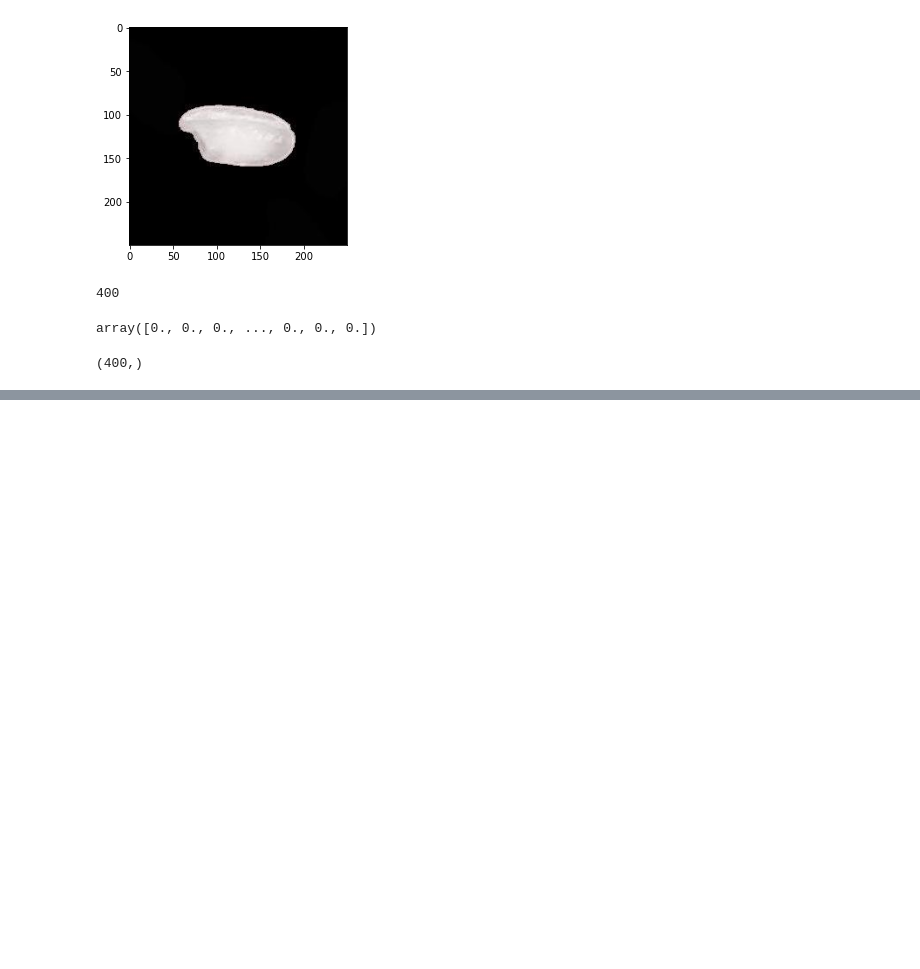
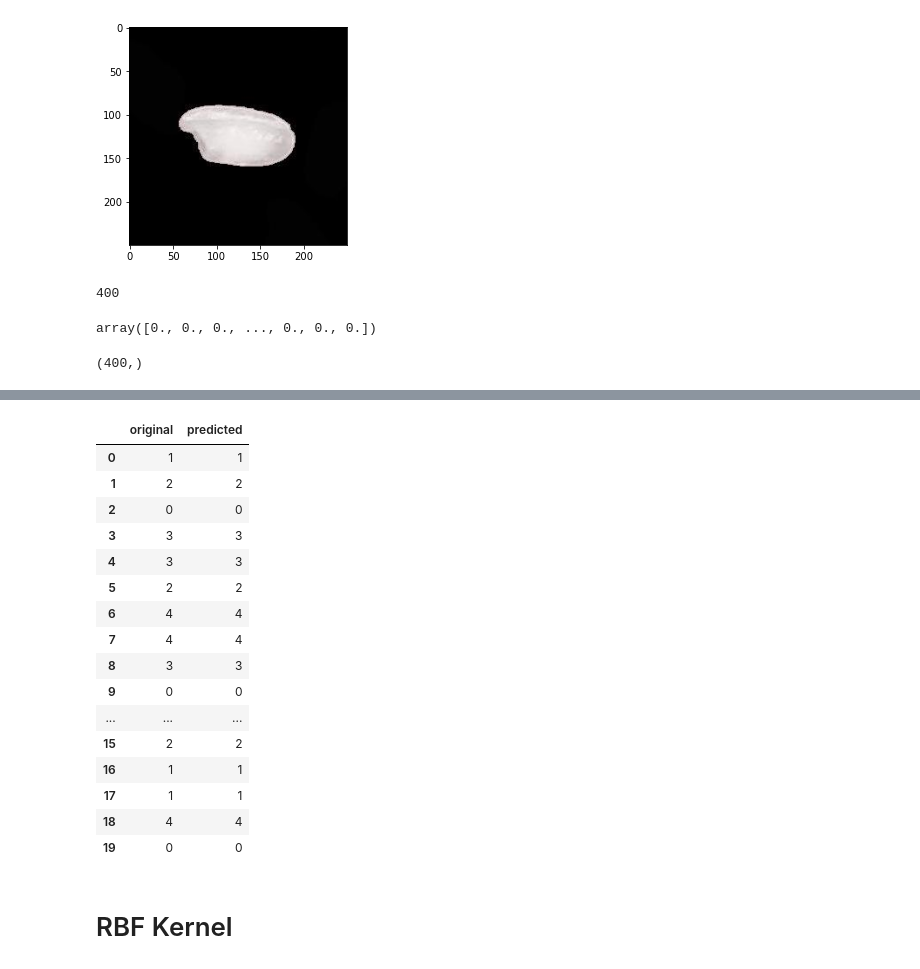
Before and after one commit to bsponce1/modelo4, a Jupyter notebook: modelo4.ipynb, the cells around one changed output, grey strips where cells are left out. Saved outputs shown, nothing was run; the diff lists cells and outputs as text; code cells hidden in the pictures; blank space fills up the shorter version.

Commit message:
Visualizar la prediccion

```diff
--- a/modelo4.ipynb
+++ b/modelo4.ipynb
@@ -150,0 +153,8 @@ y.shape
+# %%
+'''Para entrenar el modelo'''
+from sklearn.model_selection import train_test_split
+X_train, X_test, y_train, y_test = train_test_split(X,y)
+from sklearn.svm import SVC
+'''Asignacion del kernel'''
+svc = SVC(kernel='linear',gamma='auto')
+svc.fit(X_train, y_train)
@@ -150,0 +163,9 @@ y.shape
+# %%
+'''Creacion de la predicion'''
+y2 = svc.predict(X_test)
+'''Acurracy del modelo'''
+from sklearn.metrics import accuracy_score
+print("Accuracy on unknown data is",accuracy_score(y_test,y2))
+'''Acurracy de cada imagen'''
+from sklearn.metrics import classification_report
+print("Accuracy on unknown data is",classification_report(y_test,y2))
@@ -150,0 +185,26 @@ y.shape
+# %%
+'''Para visualizar los datos'''
+import pandas as pd
+'''Mostrar el resultado de la prediccion'''
+result = pd.DataFrame({'original' : y_test,'predicted' : y2})
+result.head(20)
+# %% [output]
+|  | original | predicted |
+| 0 | 1 | 1 |
+| 1 | 2 | 2 |
+| 2 | 0 | 0 |
+| 3 | 3 | 3 |
+| 4 | 3 | 3 |
+| 5 | 2 | 2 |
+| 6 | 4 | 4 |
+| 7 | 4 | 4 |
+| 8 | 3 | 3 |
+| 9 | 0 | 0 |
+| ... | ... | ... |
+| 15 | 2 | 2 |
+| 16 | 1 | 1 |
+| 17 | 1 | 1 |
+| 18 | 4 | 4 |
+| 19 | 0 | 0 |
+# %% [markdown]
+# RBF Kernel
```
Also changed, not shown: parts of 6 cells of this notebook.
